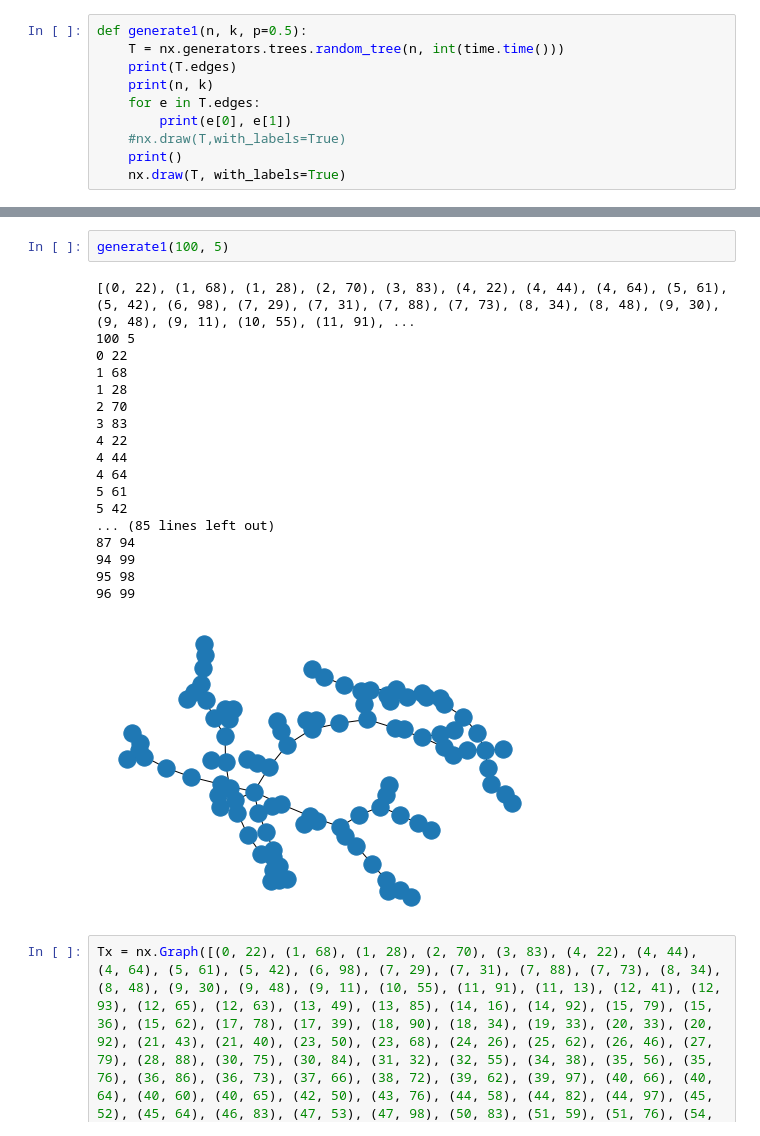
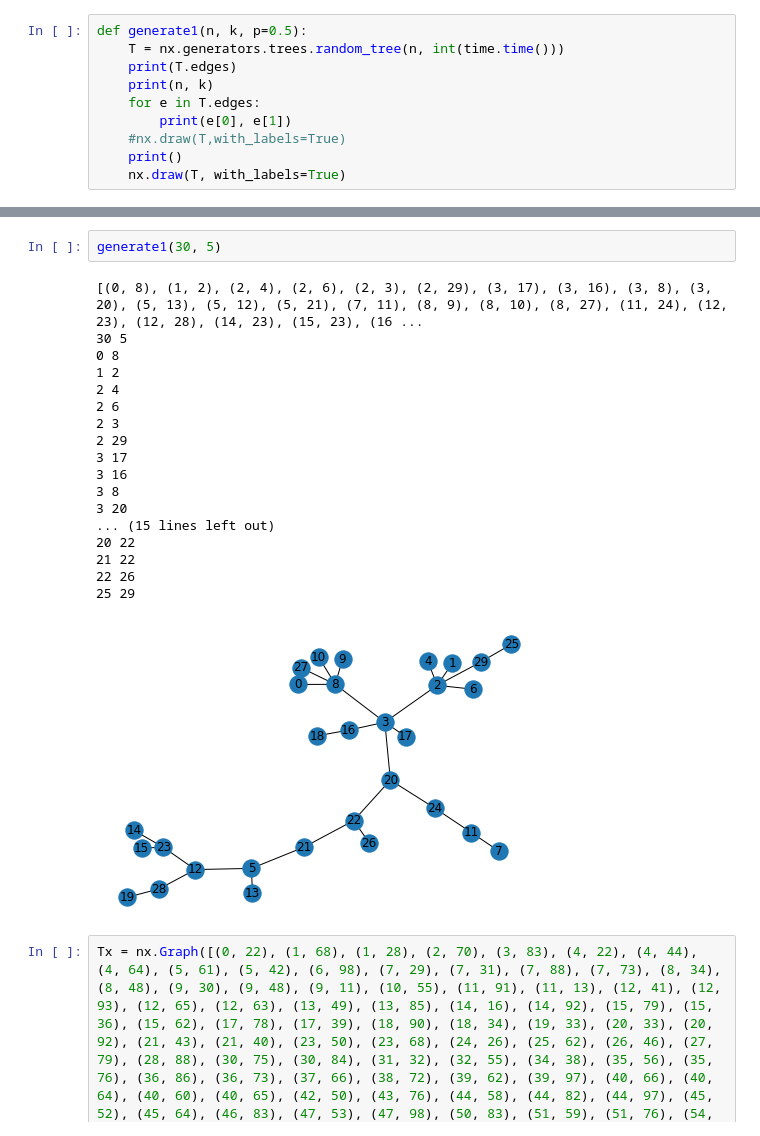
Before and after one commit to EazyReal/k-Max-VD-for-trees, a Jupyter notebook: Generate Testcase for Demo.ipynb, the cells around one changed output, grey strips where cells are left out. Drawn from its saved outputs; the diff is of its cells as text.

```diff
--- a/Generate Testcase for Demo.ipynb
+++ b/Generate Testcase for Demo.ipynb
@@ -52,24 +47,24 @@ nx.draw(H, with_labels=1)
 # %%
-generate1(100, 5)
+generate1(30, 5)
 # %% [output]
-[(0, 22), (1, 68), (1, 28), (2, 70), (3, 83), (4, 22), (4, 44), (4, 64), (5, 61), (5, 42), (6, 98), (7, 29), (7, 31), (7, 88), (7, 73), (8, 34), (8, 48), (9, 30), (9, 48), (9, 11), (10, 55), (11, 91), ...
-100 5
-0 22
-1 68
-1 28
-2 70
-3 83
-4 22
-4 44
-4 64
-5 61
-5 42
-... (85 lines left out)
-87 94
-94 99
-95 98
-96 99
+[(0, 8), (1, 2), (2, 4), (2, 6), (2, 3), (2, 29), (3, 17), (3, 16), (3, 8), (3, 20), (5, 13), (5, 12), (5, 21), (7, 11), (8, 9), (8, 10), (8, 27), (11, 24), (12, 23), (12, 28), (14, 23), (15, 23), (16 ...
+30 5
+0 8
+1 2
+2 4
+2 6
+2 3
+2 29
+3 17
+3 16
+3 8
+3 20
+... (15 lines left out)
+20 22
+21 22
+22 26
+25 29
-[figure, old version]
+[figure, new version]
 # %%
 Tx = nx.Graph([(0, 22), (1, 68), (1, 28), (2, 70), (3, 83), (4, 22), (4, 44), (4, 64), (5, 61), (5, 42), (6, 98), (7, 29), (7, 31), (7, 88), (7, 73), (8, 34), (8, 48), (9, 30), (9, 48), (9, 11), (10, 55), (11, 91), (11, 13), (12, 41), (12, 93), (12, 65), (12, 63), (13, 49), (13, 85), (14, 16), (14, 92), (15, 79), (15, 36), (15, 62), (17, 78), (17, 39), (18, 90), (18, 34), (19, 33), (20, 33), (20, 92), (21, 43), (21, 40), (23, 50), (23, 68), (24, 26), (25, 62), (26, 46), (27, 79), (28, 88), (30, 75), (30, 84), (31, 32), (32, 55), (34, 38), (35, 56), (35, 76), (36, 86), (36, 73), (37, 66), (38, 72), (39, 62), (39, 97), (40, 66), (40, 64), (40, 60), (40, 65), (42, 50), (43, 76), (44, 58), (44, 82), (44, 97), (45, 52), (45, 64), (46, 83), (47, 53), (47, 98), (50, 83), (51, 59), (51, 76), (54, 95), (54, 60), (57, 63), (59, 70), (59, 80), (63, 74), (63, 87), (65, 81), (67, 98), (69, 77), (69, 99), (70, 89), (71, 90), (74, 92), (80, 85), (87, 94), (94, 99), (95, 98), (96, 99)])
 # %%
```
Also changed, not shown: parts of 3 cells of this notebook, 18 other files.
